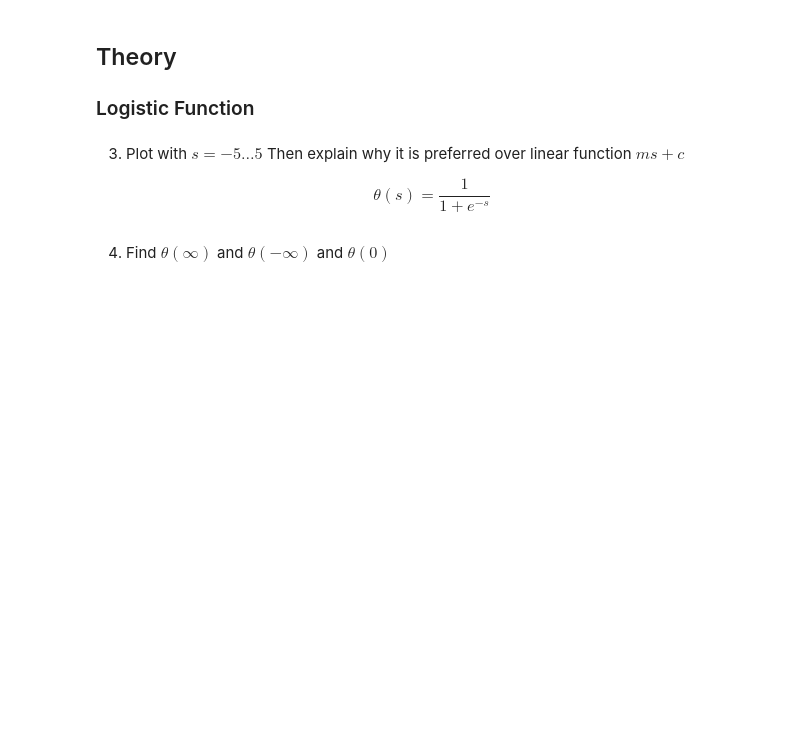
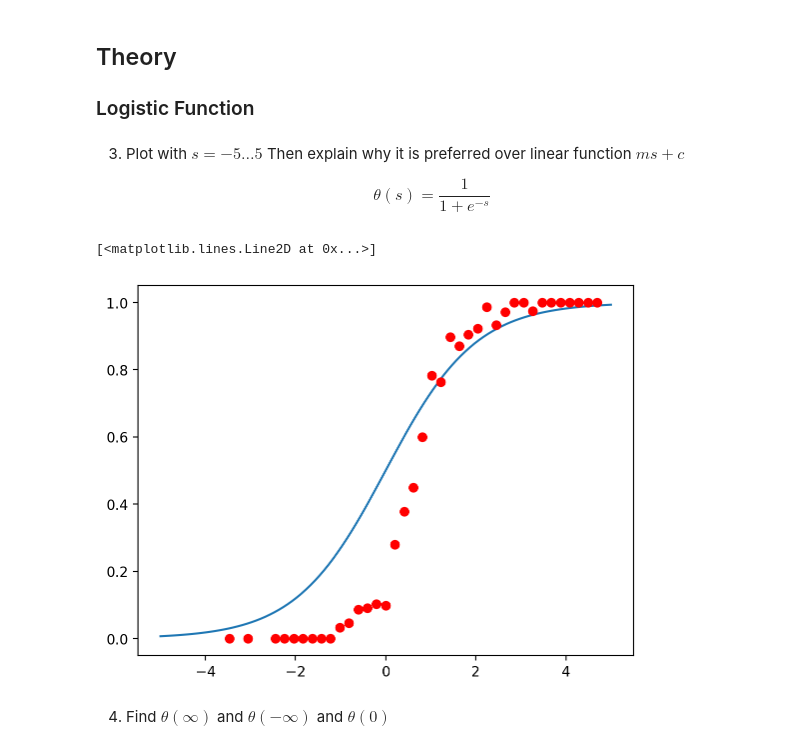
Before and after one commit to muic-pattern-rekt-2018/Exercise02-Logistic-Regression, a Jupyter notebook: Exercise 2 Logistic Regression.ipynb, the cells around one changed output. Drawn from its saved outputs; the diff is of its cells as text; code cells hidden in the pictures; blank space fills up the shorter version.

```diff
--- a/Exercise 2 Logistic Regression.ipynb
+++ b/Exercise 2 Logistic Regression.ipynb
@@ -121,6 +123,24 @@ Why? If you have time try and see what happens.
 3) Plot with $s = -5 \ldots 5$ Then explain why it is preferred over linear function $ms +c$
 
 $$\theta(s) = \frac{1}{1+e^{-s}}$$
+# %%
+def theta(x):
+    return 1/(1+np.exp(-x))
+
+from scipy.special import expit
+
+xs = np.linspace(-5, 5, 100)
+ys = expit(xs)
+plt.plot(xs, ys)
+
+midpoints = (bins[1:] + bins[:-1])/2.0
+prob = [ [m, x1/(x2+x1)] for m, x1, x2 in zip(midpoints, hp, hm) if x1+x2>0 ]
+xs = [x for x,y in prob]
+ys = [y for x,y in prob]
+plt.plot(xs, ys, 'or')
+# %% [output]
+[<matplotlib.lines.Line2D at 0x...>]
+[figure, added]
 # %% [markdown]
 4) Find $\theta(\infty)$ and $\theta(-\infty)$ and $\theta(0)$
 # %% [markdown]
```
Also changed, not shown: parts of 7 cells of this notebook.
